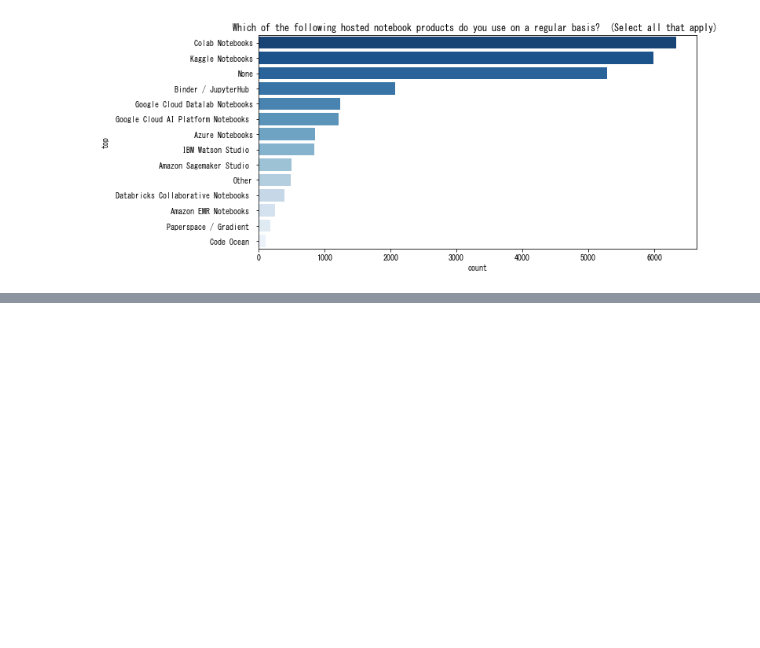
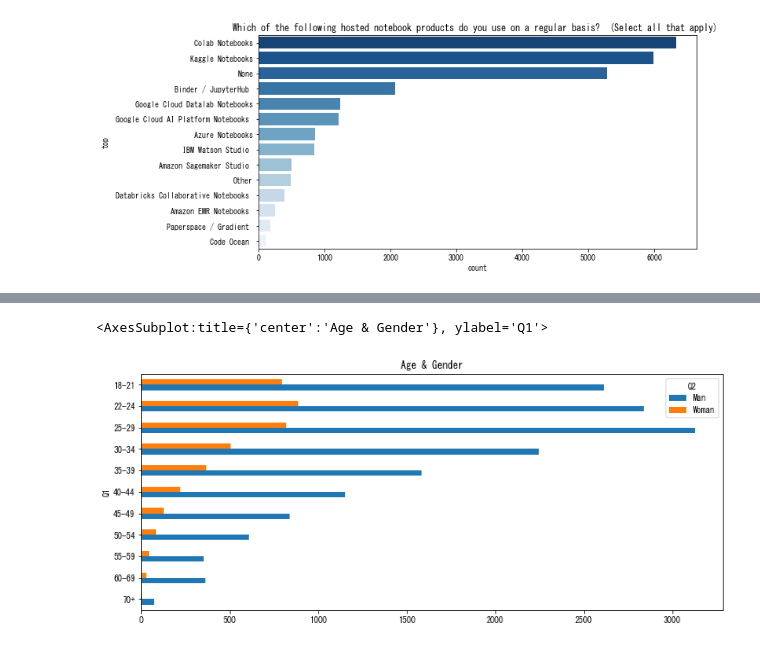
Before and after one commit to thdn1234/Python-Kaggle-ML-DS-survey-2020, a Jupyter notebook: kaggle-survey-2020.ipynb, the cells around one changed output, grey strips where cells are left out. Cells and saved outputs as stored; diff of their text form; code cells hidden in the pictures; blank space fills up the shorter version.

```diff
--- a/kaggle-survey-2020.ipynb
+++ b/kaggle-survey-2020.ipynb
@@ -527,0 +536,5 @@ show_multiple_choice_barplot_by_qno("Q10")
+# %%
+q1q2[["Man","Woman"]].sort_index(ascending=False).plot.barh(figsize=(12,5), title="Age & Gender")
+# %% [output]
+<AxesSubplot:title={'center':'Age & Gender'}, ylabel='Q1'>
+[figure, added]
```
Also changed, not shown: parts of 23 cells of this notebook.
